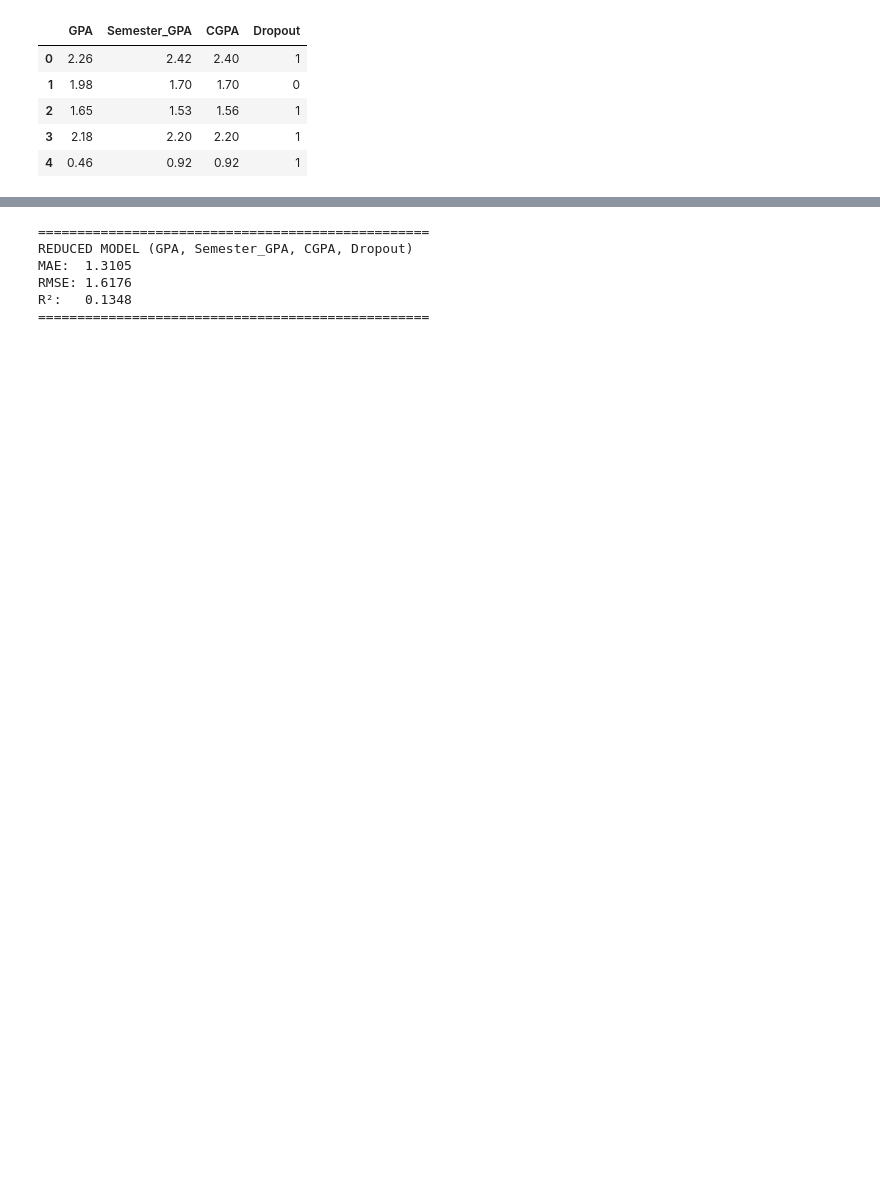
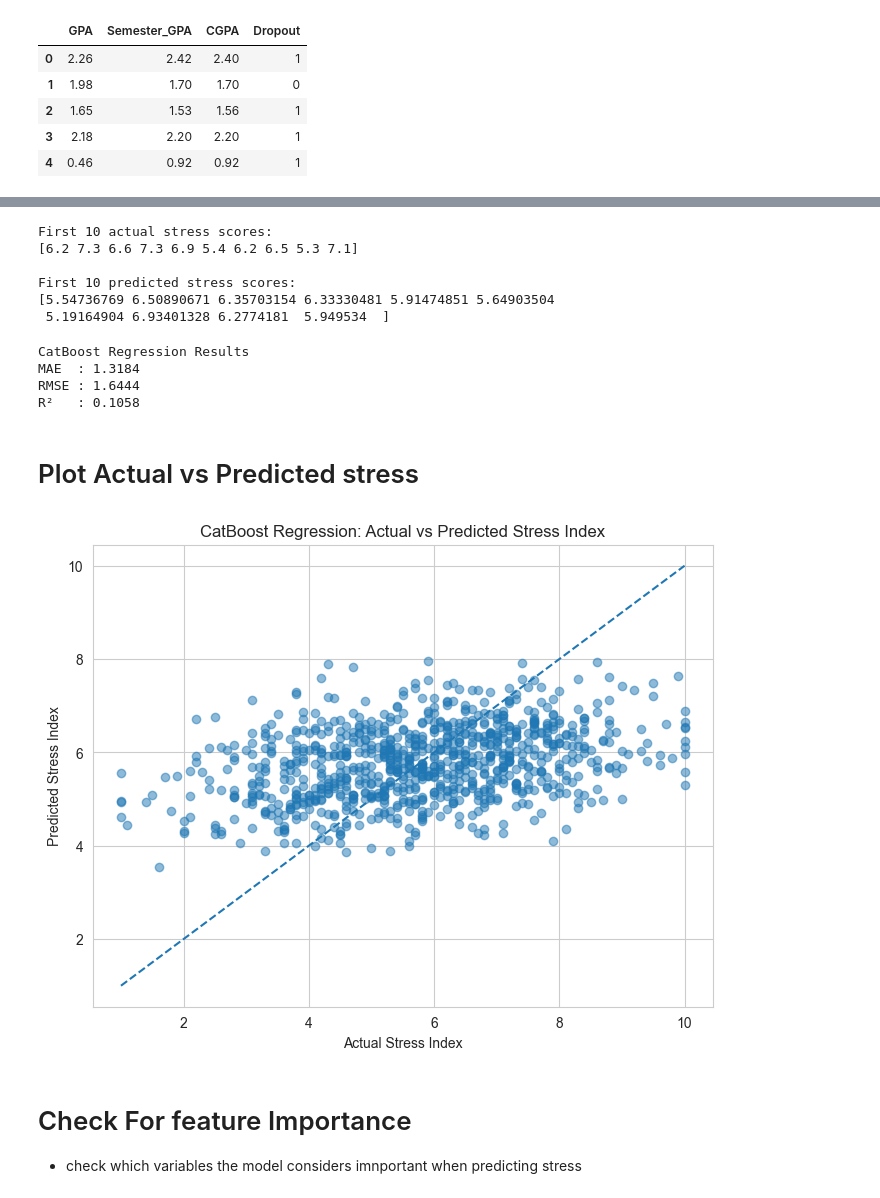
Before and after one commit to BrianMuli/mental-health-and-dropout-prediction, a Jupyter notebook: catboost_regression.ipynb, the cells around one changed output, grey strips where cells are left out. Cells and saved outputs as stored; diff of their text form; code cells hidden in the pictures; blank space fills up the shorter version.

Commit message:
Add CatBoost stress index regression

```diff
--- a/catboost_regression.ipynb
+++ b/catboost_regression.ipynb
@@ -82,7 +109,11 @@ X_reduced.head()
 # %%
-X_train_r, X_test_r, y_train_r, y_test_r = train_test_split(
-    X_reduced, y_reduced, test_size=0.2, random_state=random_state
+X_train, X_test, y_train, y_test = train_test_split(
+    X,
+    y,
+    test_size=0.20,
+    random_state=random_state
 )
 
-print(X_train_r.shape, X_test_r.shape)
+print("Training data:", X_train.shape)
+print("Testing data:", X_test.shape)
 # %% [output]
@@ -117,20 +139,56 @@ CatBoostRegressor(depth=6, eval_metric='RMSE', iterations=500, learning_rate=0.0
 # %%
-y_pred_r = stress_model_reduced.predict(X_test_r)
+y_pred = catboost_regressor.predict(X_test)
 
-mae_r = mean_absolute_error(y_test_r, y_pred_r)
-rmse_r = root_mean_squared_error(y_test_r, y_pred_r)
-r2_r = r2_score(y_test_r, y_pred_r)
+print("First 10 actual stress scores:")
+print(y_test.head(10).values)
 
-print("="*50)
-print("REDUCED MODEL (GPA, Semester_GPA, CGPA, Dropout)")
-print(f"MAE:  {mae_r:.4f}")
-print(f"RMSE: {rmse_r:.4f}")
-print(f"R²:   {r2_r:.4f}")
-print("="*50)
+print("\nFirst 10 predicted stress scores:")
+print(y_pred[:10])
 # %% [output]
-==================================================
-REDUCED MODEL (GPA, Semester_GPA, CGPA, Dropout)
-MAE:  1.3105
-RMSE: 1.6176
-R²:   0.1348
-==================================================
+First 10 actual stress scores:
+[6.2 7.3 6.6 7.3 6.9 5.4 6.2 6.5 5.3 7.1]
+
+First 10 predicted stress scores:
+[5.54736769 6.50890671 6.35703154 6.33330481 5.91474851 5.64903504
+ 5.19164904 6.93401328 6.2774181  5.949534  ]
+# %%
+mae = mean_absolute_error(y_test, y_pred)
+
+rmse = np.sqrt(mean_squared_error(y_test, y_pred))
+
+r2 = r2_score(y_test, y_pred)
+
+print("CatBoost Regression Results")
+print(f"MAE  : {mae:.4f}")
+print(f"RMSE : {rmse:.4f}")
+print(f"R²   : {r2:.4f}")
+# %% [output]
+CatBoost Regression Results
+MAE  : 1.3184
+RMSE : 1.6444
+R²   : 0.1058
+# %% [markdown]
+# Plot Actual vs Predicted stress
+# %%
+plt.figure(figsize=(8, 6))
+
+plt.scatter(y_test, y_pred, alpha=0.5)
+
+plt.xlabel("Actual Stress Index")
+plt.ylabel("Predicted Stress Index")
+plt.title("CatBoost Regression: Actual vs Predicted Stress Index")
+
+# Perfect prediction reference line
+plt.plot(
+    [y_test.min(), y_test.max()],
+    [y_test.min(), y_test.max()],
+    linestyle="--"
+)
+
+
+plt.show()
+# %% [output]
+[figure, added]
+# %% [markdown]
+# Check For feature Importance
+- check which variables the model considers imnportant when predicting stress
```
Also changed, not shown: parts of 8 cells of this notebook, 8 other files.
